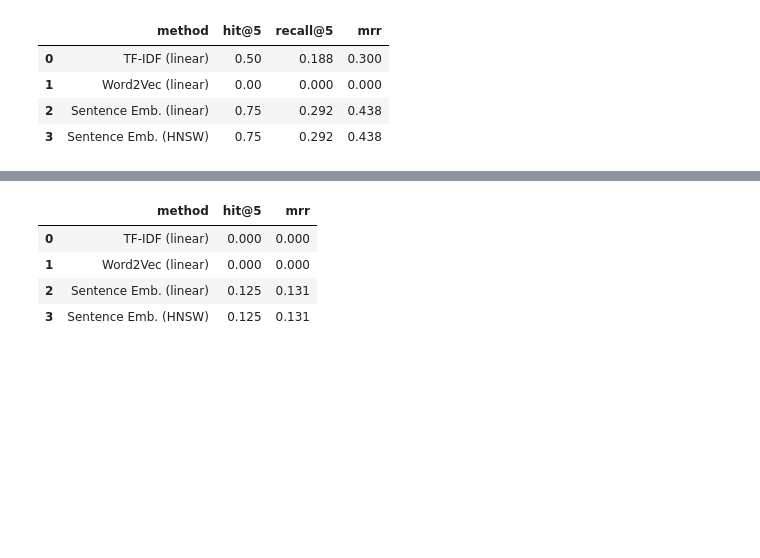
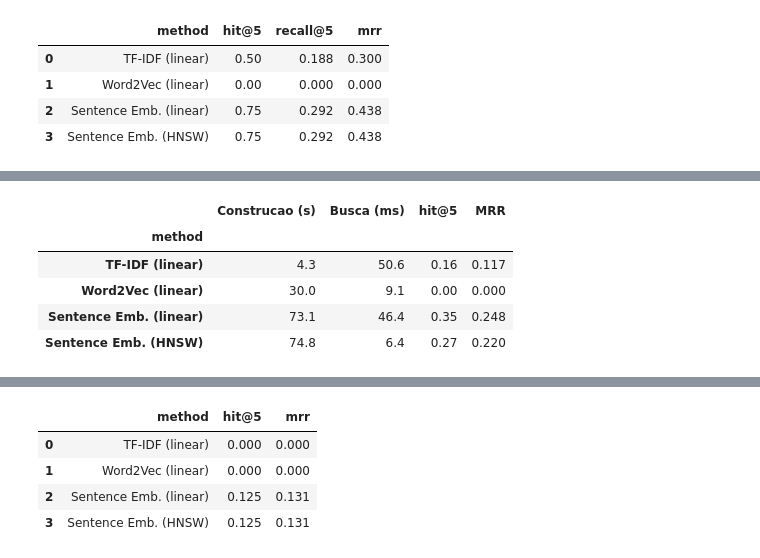
Before and after one commit to Liferoijrm/semantic-movie-search, a Jupyter notebook: evaluation/analise_benchmark.ipynb, the cells around one changed output, grey strips where cells are left out. Saved outputs shown, nothing was run; the diff lists cells and outputs as text; code cells hidden in the pictures; blank space fills up the shorter version.

```diff
--- a/evaluation/analise_benchmark.ipynb
+++ b/evaluation/analise_benchmark.ipynb
@@ -60,0 +88,2 @@ Avaliar qualidade exige saber a resposta certa. Montamos **55 queries** em lingu
+# %%
+build_per_method, build_detail = measure_build_times()
@@ -152,0 +213,13 @@ by_cat[by_cat["category"] == "multi"][["method", "hit@5", "recall@5", "mrr"]].ro
+# %%
+final = overall[["search_ms", "hit@5", "mrr"]].copy()
+final["build_s"] = pd.Series(build_per_method)
+final = final[["build_s", "search_ms", "hit@5", "mrr"]]
+final.columns = ["Construcao (s)", "Busca (ms)", "hit@5", "MRR"]
+final.round({"Construcao (s)": 1, "Busca (ms)": 1, "hit@5": 2, "MRR": 3})
+# %% [output]
+|  | Construcao (s) | Busca (ms) | hit@5 | MRR |
+| method |  |  |  |  |
+| TF-IDF (linear) | 4.3 | 50.6 | 0.16 | 0.117 |
+| Word2Vec (linear) | 30.0 | 9.1 | 0.00 | 0.000 |
+| Sentence Emb. (linear) | 73.1 | 46.4 | 0.35 | 0.248 |
+| Sentence Emb. (HNSW) | 74.8 | 6.4 | 0.27 | 0.220 |
```
Also changed, not shown: parts of 23 cells of this notebook, 4 other files.
